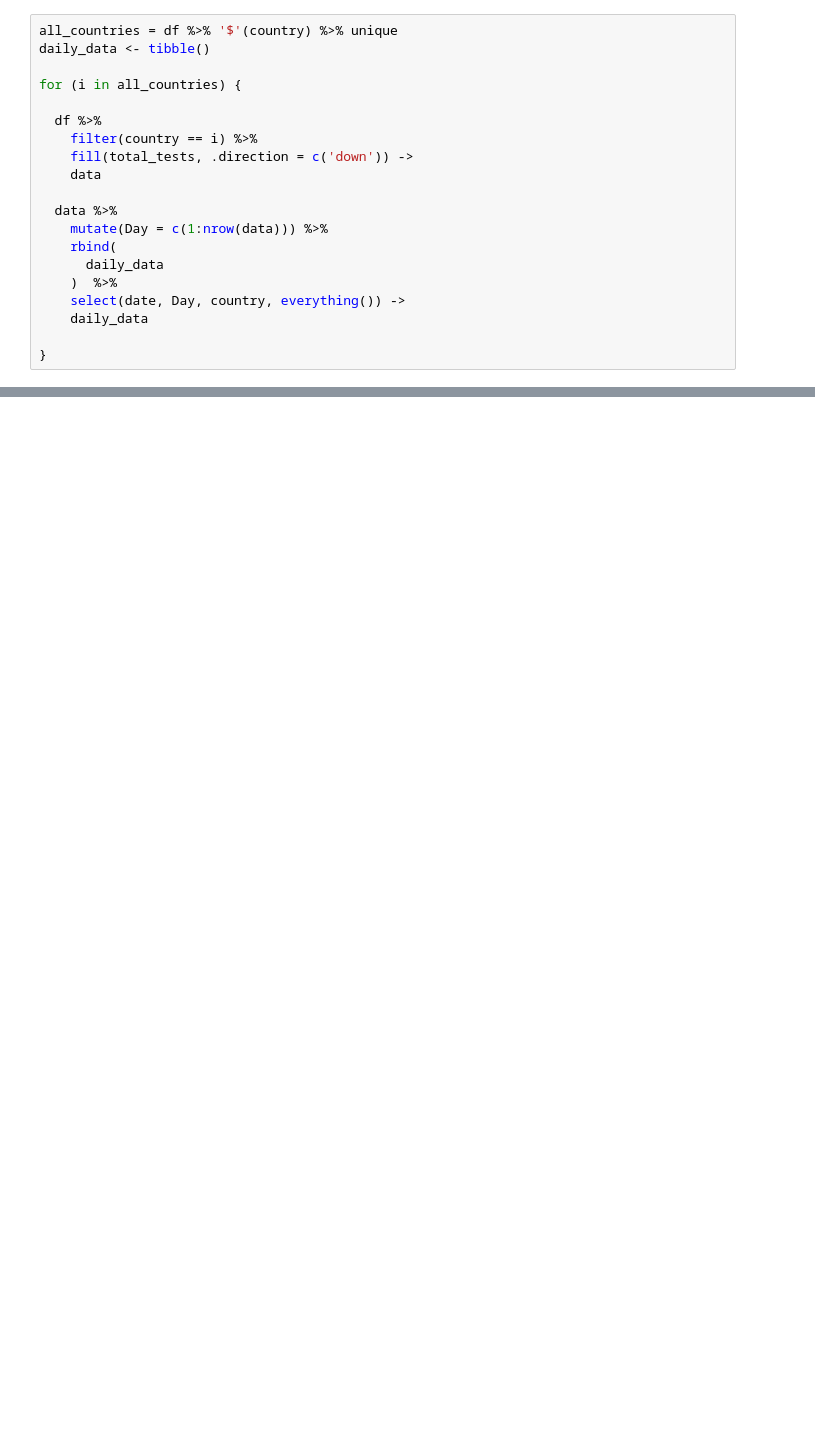
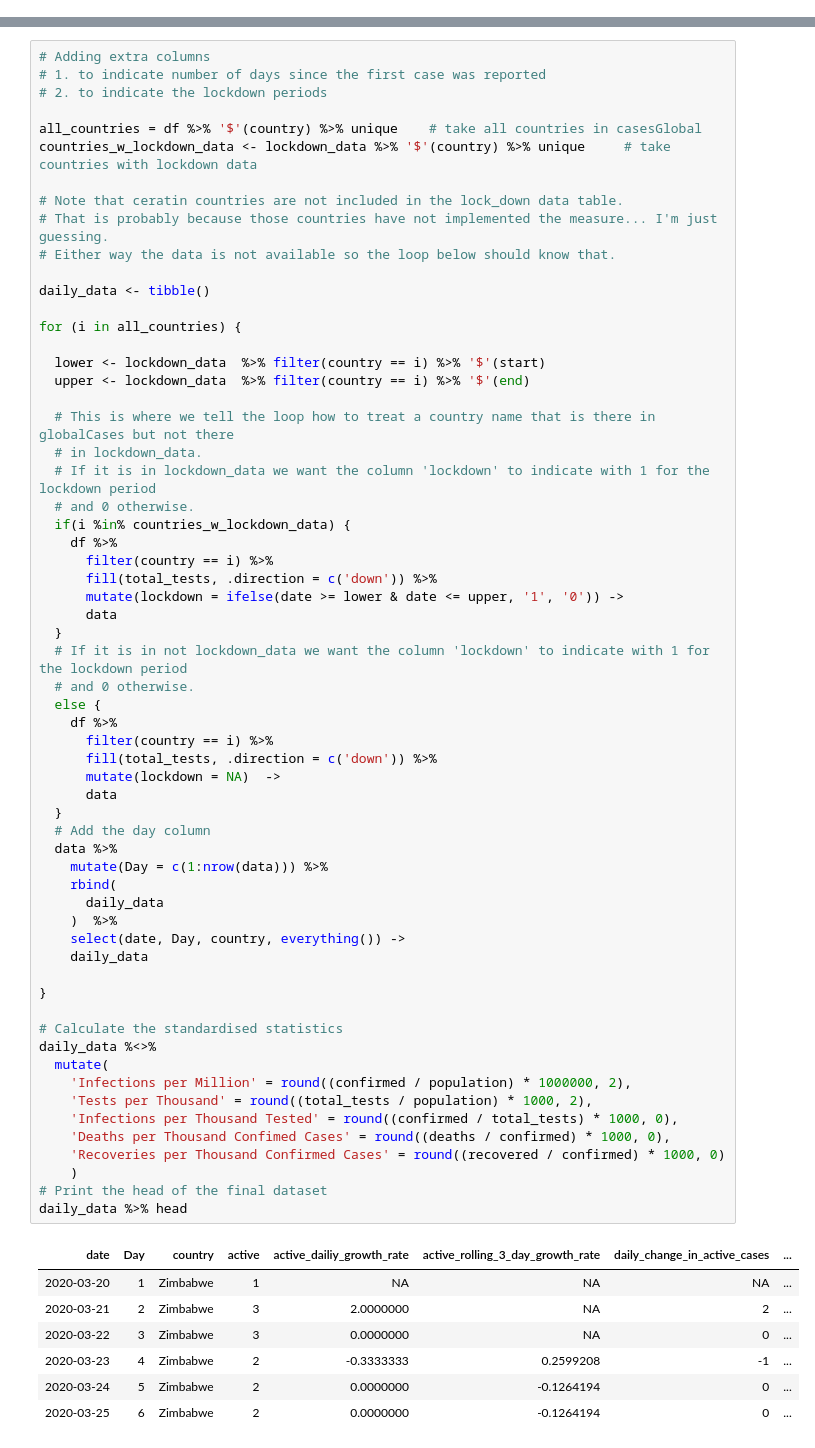
Before and after one commit to titusndondo/COVID-19, a Jupyter notebook: Exploratory data analysis/Data analysis with R.ipynb, the cells around one changed output, grey strips where cells are left out. Cells and saved outputs as stored; diff of their text form; blank space fills up the shorter version.

```diff
--- a/Exploratory data analysis/Data analysis with R.ipynb
+++ b/Exploratory data analysis/Data analysis with R.ipynb
@@ -86,20 +64,0 @@ Joining, by = c("date", "country")
-# %%
-all_countries = df %>% '$'(country) %>% unique
-daily_data <- tibble()
-
-for (i in all_countries) {
-
-  df %>%
-    filter(country == i) %>%
-    fill(total_tests, .direction = c('down')) ->
-    data
-
-  data %>%
-    mutate(Day = c(1:nrow(data))) %>%
-    rbind(
-      daily_data
-    )  %>%
-    select(date, Day, country, everything()) ->
-    daily_data
-
-}
@@ -105,0 +152,69 @@ for (i in all_countries) {
+# %%
+# Adding extra columns
+# 1. to indicate number of days since the first case was reported
+# 2. to indicate the lockdown periods
+
+all_countries = df %>% '$'(country) %>% unique    # take all countries in casesGlobal
+countries_w_lockdown_data <- lockdown_data %>% '$'(country) %>% unique     # take countries with lockdown data
+
+# Note that ceratin countries are not included in the lock_down data table.
+# That is probably because those countries have not implemented the measure... I'm just guessing.
+# Either way the data is not available so the loop below should know that.
+
+daily_data <- tibble()
+
+for (i in all_countries) {
+
+  lower <- lockdown_data  %>% filter(country == i) %>% '$'(start)
+  upper <- lockdown_data  %>% filter(country == i) %>% '$'(end)
+
+  # This is where we tell the loop how to treat a country name that is there in globalCases but not there
+  # in lockdown_data.
+  # If it is in lockdown_data we want the column 'lockdown' to indicate with 1 for the lockdown period
+  # and 0 otherwise.
+  if(i %in% countries_w_lockdown_data) {
+    df %>%
+      filter(country == i) %>%
+      fill(total_tests, .direction = c('down')) %>%
+      mutate(lockdown = ifelse(date >= lower & date <= upper, '1', '0')) ->
+      data
+  }
+  # If it is in not lockdown_data we want the column 'lockdown' to indicate with 1 for the lockdown period
+  # and 0 otherwise.
+  else {
+    df %>%
+      filter(country == i) %>%
+      fill(total_tests, .direction = c('down')) %>%
+      mutate(lockdown = NA)  ->
+      data
+  }
+  # Add the day column
+  data %>%
+    mutate(Day = c(1:nrow(data))) %>%
+    rbind(
+      daily_data
+    )  %>%
+    select(date, Day, country, everything()) ->
+    daily_data
+
+}
+
+# Calculate the standardised statistics
+daily_data %<>%
+  mutate(
+    'Infections per Million' = round((confirmed / population) * 1000000, 2),
+    'Tests per Thousand' = round((total_tests / population) * 1000, 2),
+    'Infections per Thousand Tested' = round((confirmed / total_tests) * 1000, 0),
+    'Deaths per Thousand Confimed Cases' = round((deaths / confirmed) * 1000, 0),
+    'Recoveries per Thousand Confirmed Cases' = round((recovered / confirmed) * 1000, 0)
+    )
+# Print the head of the final dataset
+daily_data %>% head
+# %% [output]
+| date | Day | country | active | active_dailiy_growth_rate | active_rolling_3_day_growth_rate | daily_change_in_active_cases | ... |
+| 2020-03-20 | 1 | Zimbabwe | 1 | NA | NA | NA | ... |
+| 2020-03-21 | 2 | Zimbabwe | 3 | 2.0000000 | NA | 2 | ... |
+| 2020-03-22 | 3 | Zimbabwe | 3 | 0.0000000 | NA | 0 | ... |
+| 2020-03-23 | 4 | Zimbabwe | 2 | -0.3333333 | 0.2599208 | -1 | ... |
+| 2020-03-24 | 5 | Zimbabwe | 2 | 0.0000000 | -0.1264194 | 0 | ... |
+| 2020-03-25 | 6 | Zimbabwe | 2 | 0.0000000 | -0.1264194 | 0 | ... |
```
Also changed, not shown: parts of 28 cells of this notebook.
